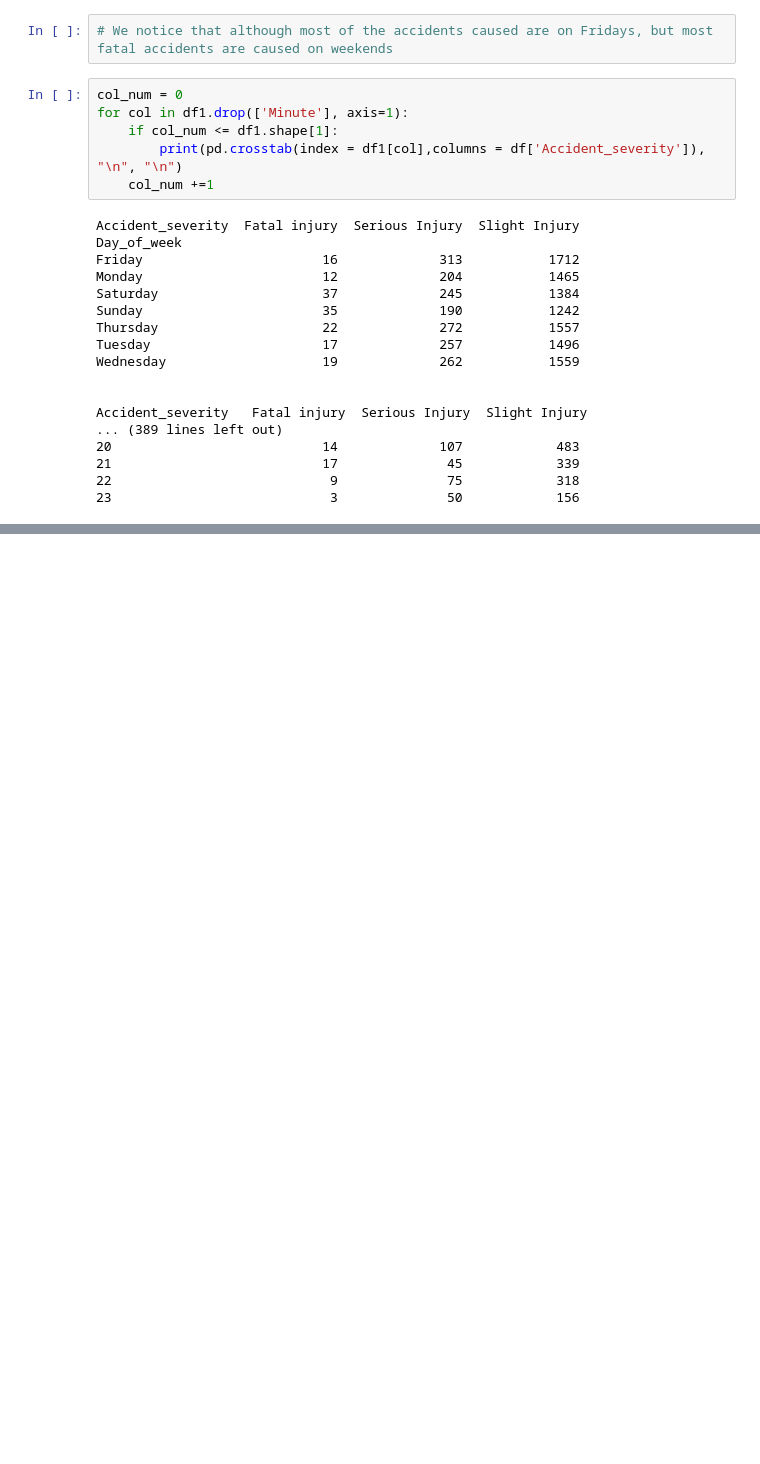
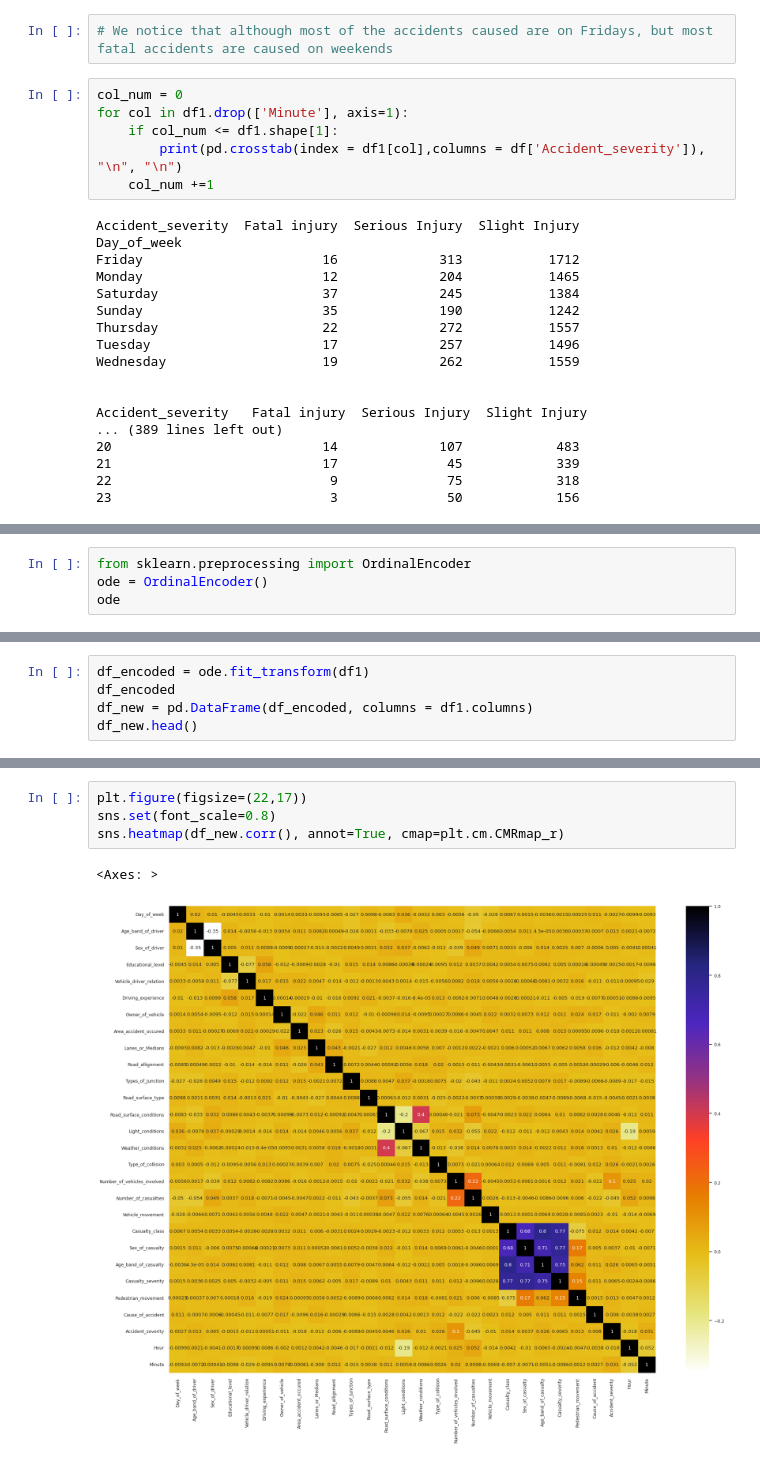
Before and after one commit to sandeepkher/MLGP-Project1, a Jupyter notebook: Project_1.ipynb, the cells around one changed output, grey strips where cells are left out. Drawn from its saved outputs; the diff is of its cells as text; blank space fills up the shorter version.

```diff
--- a/Project_1.ipynb
+++ b/Project_1.ipynb
@@ -442,0 +478,4 @@ Accident_severity   Fatal injury  Serious Injury  Slight Injury
+# %%
+from sklearn.preprocessing import OrdinalEncoder
+ode = OrdinalEncoder()
+ode
@@ -442,0 +484,5 @@ Accident_severity   Fatal injury  Serious Injury  Slight Injury
+# %%
+df_encoded = ode.fit_transform(df1)
+df_encoded
+df_new = pd.DataFrame(df_encoded, columns = df1.columns)
+df_new.head()
@@ -443,2 +497,9 @@ Accident_severity   Fatal injury  Serious Injury  Slight Injury
+# %%
+plt.figure(figsize=(22,17))
+sns.set(font_scale=0.8)
+sns.heatmap(df_new.corr(), annot=True, cmap=plt.cm.CMRmap_r)
+# %% [output]
+<Axes: >
+[figure, added]
 # %%
 # Based on above analysis and domain knowledge, we select below features
```
Also changed, not shown: parts of 22 cells of this notebook.
